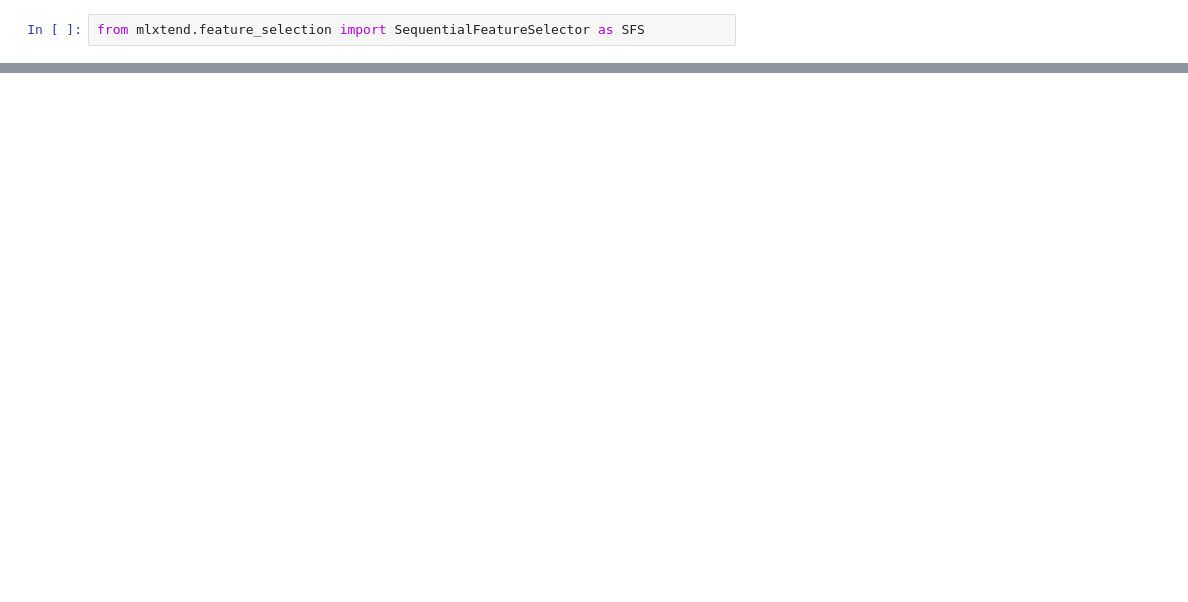
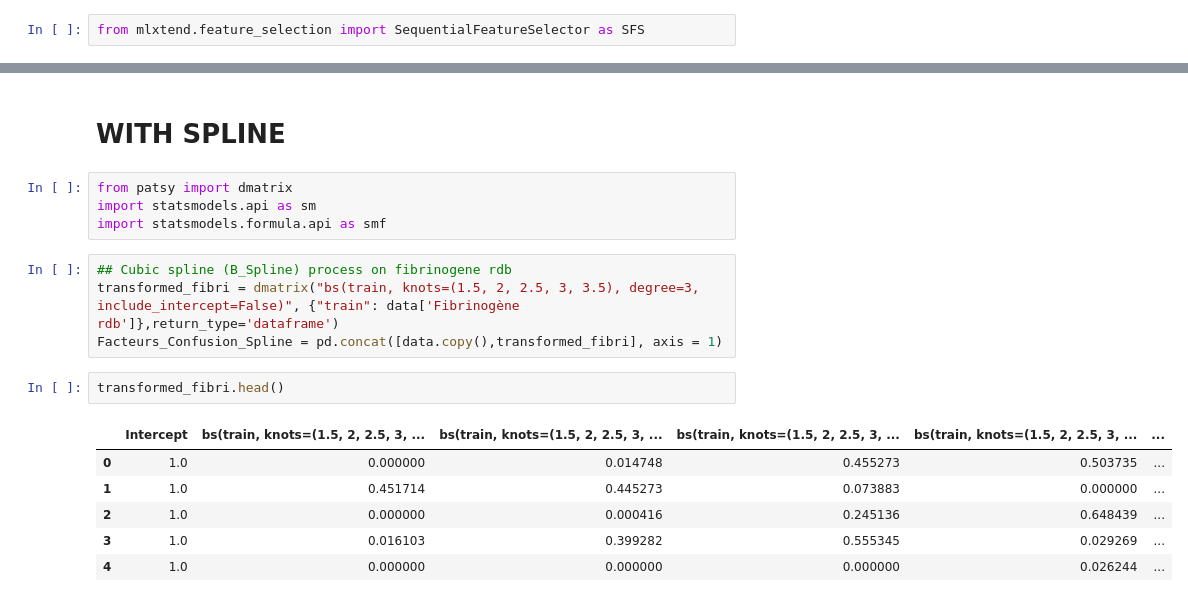
Before and after one commit to sophiayazzourh/Projet_Innovation_Recherche, a Jupyter notebook: U_Shape_and_Variable_selection.ipynb, the cells around one changed output, grey strips where cells are left out. Drawn from its saved outputs; the diff is of its cells as text; blank space fills up the shorter version.

```diff
--- a/U_Shape_and_Variable_selection.ipynb
+++ b/U_Shape_and_Variable_selection.ipynb
@@ -95,0 +249,19 @@ sbs.subsets_
+# %% [markdown]
+# WITH SPLINE
+# %%
+from patsy import dmatrix
+import statsmodels.api as sm
+import statsmodels.formula.api as smf
+# %%
+## Cubic spline (B_Spline) process on fibrinogene rdb
+transformed_fibri = dmatrix("bs(train, knots=(1.5, 2, 2.5, 3, 3.5), degree=3, include_intercept=False)", {"train": data['Fibrinogène rdb']},return_type='dataframe')
+Facteurs_Confusion_Spline = pd.concat([data.copy(),transformed_fibri], axis = 1)
+# %%
+transformed_fibri.head()
+# %% [output]
+|  | Intercept | bs(train, knots=(1.5, 2, 2.5, 3, ... | bs(train, knots=(1.5, 2, 2.5, 3, ... | bs(train, knots=(1.5, 2, 2.5, 3, ... | bs(train, knots=(1.5, 2, 2.5, 3, ... | ... |
+| 0 | 1.0 | 0.000000 | 0.014748 | 0.455273 | 0.503735 | ... |
+| 1 | 1.0 | 0.451714 | 0.445273 | 0.073883 | 0.000000 | ... |
+| 2 | 1.0 | 0.000000 | 0.000416 | 0.245136 | 0.648439 | ... |
+| 3 | 1.0 | 0.016103 | 0.399282 | 0.555345 | 0.029269 | ... |
+| 4 | 1.0 | 0.000000 | 0.000000 | 0.000000 | 0.026244 | ... |
```
Also changed, not shown: parts of 35 cells of this notebook, 1 other file.
